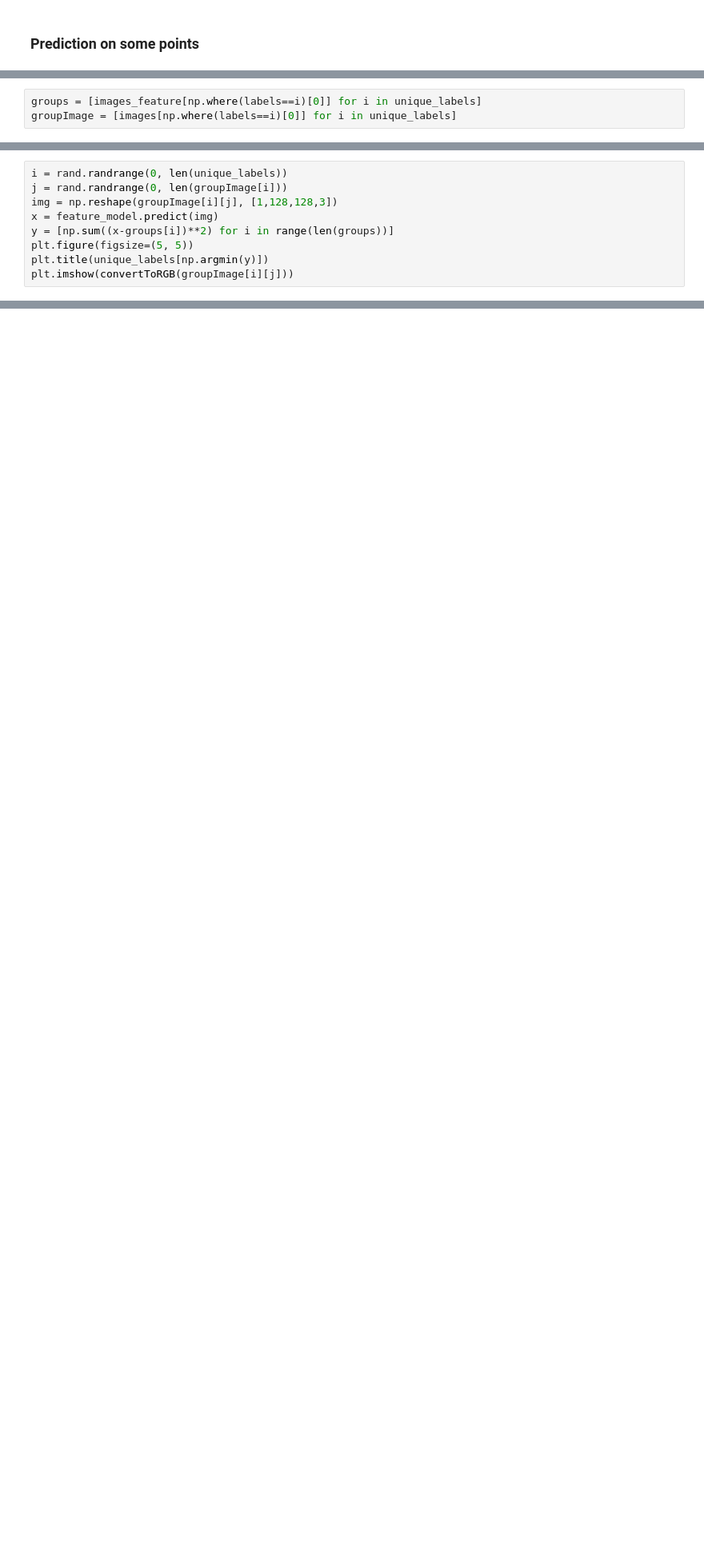
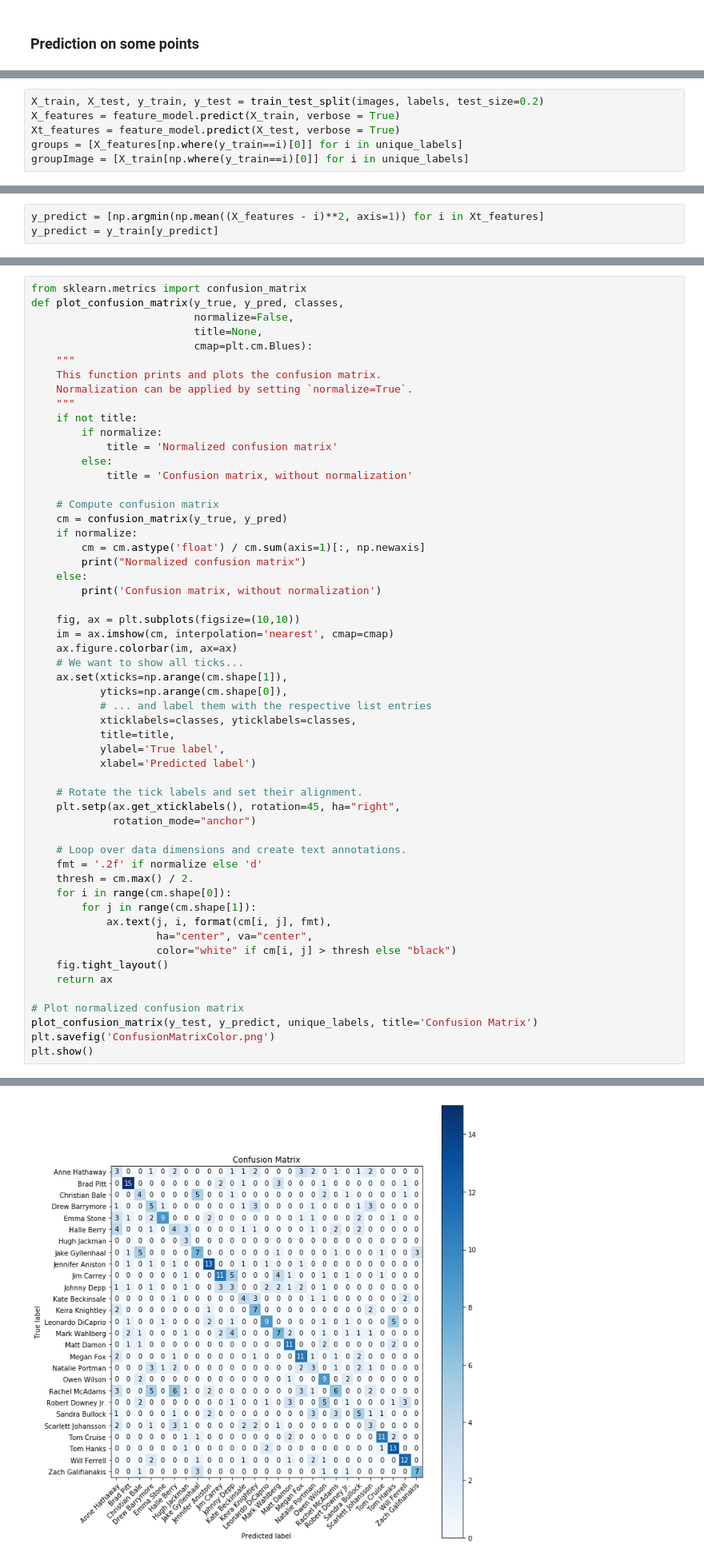
Before and after one commit to NihPat95/Face-Recognition, a Jupyter notebook: FaceRecognition.ipynb, the cells around one changed output, grey strips where cells are left out. Shown at 80% size. Cells and saved outputs as stored; diff of their text form; blank space fills up the shorter version.

Commit message:
added confusion matrix

```diff
--- a/FaceRecognition.ipynb
+++ b/FaceRecognition.ipynb
@@ -448,3 +454,6 @@ plt.show()
 # %%
-groups = [images_feature[np.where(labels==i)[0]] for i in unique_labels]
-groupImage = [images[np.where(labels==i)[0]] for i in unique_labels]
+X_train, X_test, y_train, y_test = train_test_split(images, labels, test_size=0.2)
+X_features = feature_model.predict(X_train, verbose = True)
+Xt_features = feature_model.predict(X_test, verbose = True)
+groups = [X_features[np.where(y_train==i)[0]] for i in unique_labels]
+groupImage = [X_train[np.where(y_train==i)[0]] for i in unique_labels]
@@ -451,9 +462,0 @@ groupImage = [images[np.where(labels==i)[0]] for i in unique_labels]
-# %%
-i = rand.randrange(0, len(unique_labels))
-j = rand.randrange(0, len(groupImage[i]))
-img = np.reshape(groupImage[i][j], [1,128,128,3])
-x = feature_model.predict(img)
-y = [np.sum((x-groups[i])**2) for i in range(len(groups))]
-plt.figure(figsize=(5, 5))
-plt.title(unique_labels[np.argmin(y)])
-plt.imshow(convertToRGB(groupImage[i][j]))
@@ -462,0 +463,3 @@ plt.imshow(convertToRGB(groupImage[i][j]))
+# %%
+y_predict = [np.argmin(np.mean((X_features - i)**2, axis=1)) for i in Xt_features]
+y_predict = y_train[y_predict]
@@ -462,0 +471,56 @@ plt.imshow(convertToRGB(groupImage[i][j]))
+# %%
+from sklearn.metrics import confusion_matrix
+def plot_confusion_matrix(y_true, y_pred, classes,
+                          normalize=False,
+                          title=None,
+                          cmap=plt.cm.Blues):
+    """
+    This function prints and plots the confusion matrix.
+    Normalization can be applied by setting `normalize=True`.
+    """
+    if not title:
+        if normalize:
+            title = 'Normalized confusion matrix'
+        else:
+            title = 'Confusion matrix, without normalization'
+
+    # Compute confusion matrix
+    cm = confusion_matrix(y_true, y_pred)
+    if normalize:
+        cm = cm.astype('float') / cm.sum(axis=1)[:, np.newaxis]
+        print("Normalized confusion matrix")
+    else:
+        print('Confusion matrix, without normalization')
+
+    fig, ax = plt.subplots(figsize=(10,10))
+    im = ax.imshow(cm, interpolation='nearest', cmap=cmap)
+    ax.figure.colorbar(im, ax=ax)
+    # We want to show all ticks...
+    ax.set(xticks=np.arange(cm.shape[1]),
+           yticks=np.arange(cm.shape[0]),
+           # ... and label them with the respective list entries
+           xticklabels=classes, yticklabels=classes,
+           title=title,
+           ylabel='True label',
+           xlabel='Predicted label')
+
+    # Rotate the tick labels and set their alignment.
+    plt.setp(ax.get_xticklabels(), rotation=45, ha="right",
+             rotation_mode="anchor")
+
+    # Loop over data dimensions and create text annotations.
+    fmt = '.2f' if normalize else 'd'
+    thresh = cm.max() / 2.
+    for i in range(cm.shape[0]):
+        for j in range(cm.shape[1]):
+            ax.text(j, i, format(cm[i, j], fmt),
+                    ha="center", va="center",
+                    color="white" if cm[i, j] > thresh else "black")
+    fig.tight_layout()
+    return ax
+
+# Plot normalized confusion matrix
+plot_confusion_matrix(y_test, y_predict, unique_labels, title='Confusion Matrix')
+plt.savefig('ConfusionMatrixColor.png')
+plt.show()
+# %% [output]
@@ -462,0 +528 @@ plt.imshow(convertToRGB(groupImage[i][j]))
+[figure, added]
```
Also changed, not shown: parts of 21 cells of this notebook.
